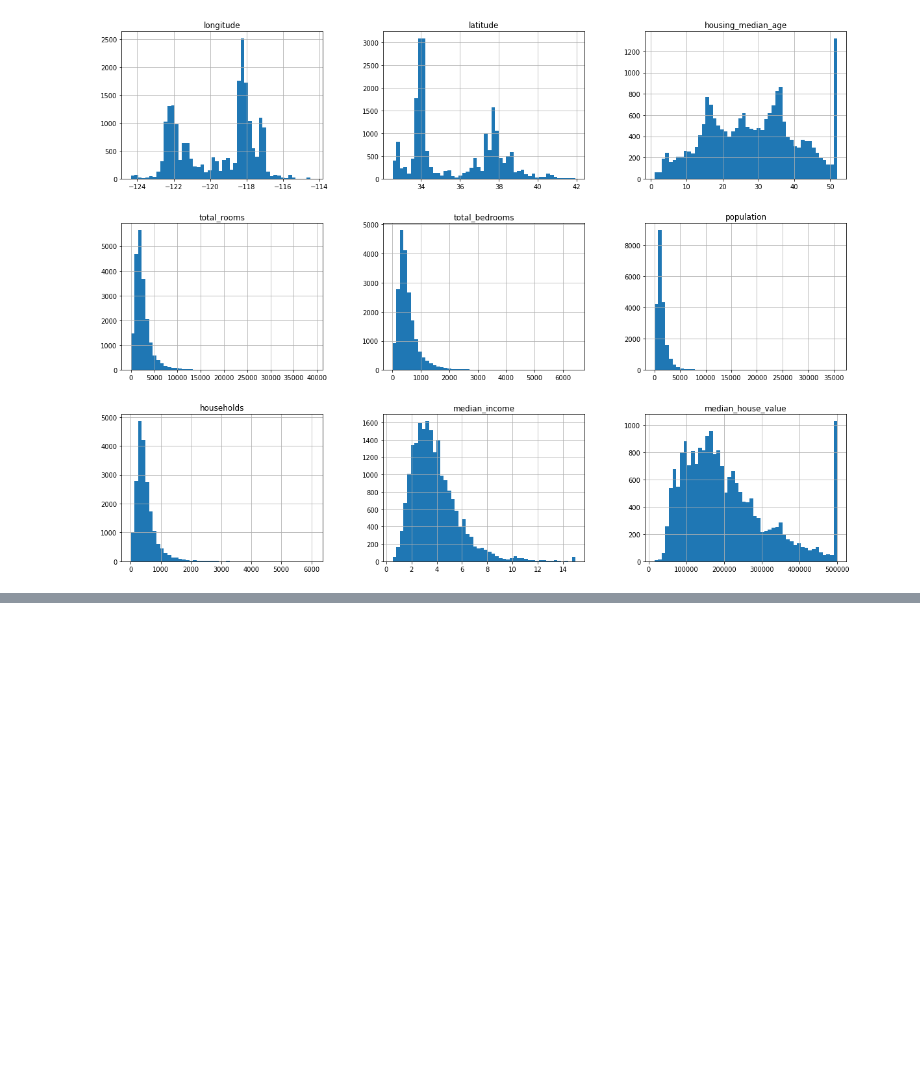
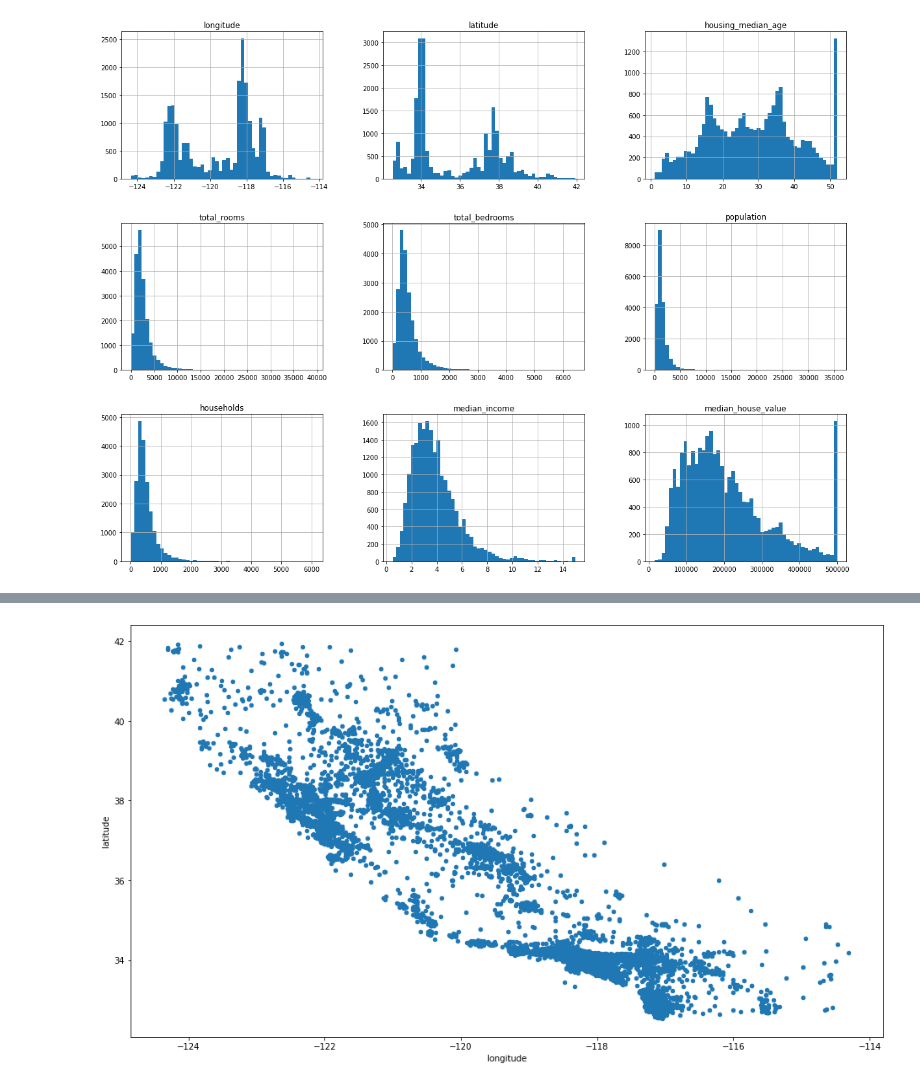
Before and after one commit to azamatnarzuloyev/Qollanma, a Jupyter notebook: ML.ipynb, the cells around one changed output, grey strips where cells are left out. Saved outputs shown, nothing was run; the diff lists cells and outputs as text; code cells hidden in the pictures; blank space fills up the shorter version.

```diff
--- a/ML.ipynb
+++ b/ML.ipynb
@@ -85,0 +117,12 @@ plt.show()
+# %%
+from sklearn.model_selection import StratifiedShuffleSplit
+stratified_split = StratifiedShuffleSplit(n_splits=1, test_size=0.2, random_state=42)
+# stratified_split.split funksiyasi indekslar qaytaradi
+for train_index, test_index in stratified_split.split(df,df['income_cat']):
+    strat_train_set = df.loc[train_index]
+    strat_test_set = df.loc[test_index]
+# %%
+strat_train_set.drop('income_cat', axis=1, inplace=True)
+strat_test_set.drop('income_cat', axis=1, inplace=True)  # income_cat ustuni endi kerak emas, train va test setlardan o'chirib tashlaymiz.
+# %%
+housing = strat_train_set.copy()
@@ -85,0 +152,5 @@ plt.show()
+# %%
+housing.plot(kind='scatter',x='longitude', y='latitude', figsize=(16,9))
+plt.show()
+# %% [output]
+[figure, added]
```
Also changed, not shown: parts of 111 cells of this notebook.
